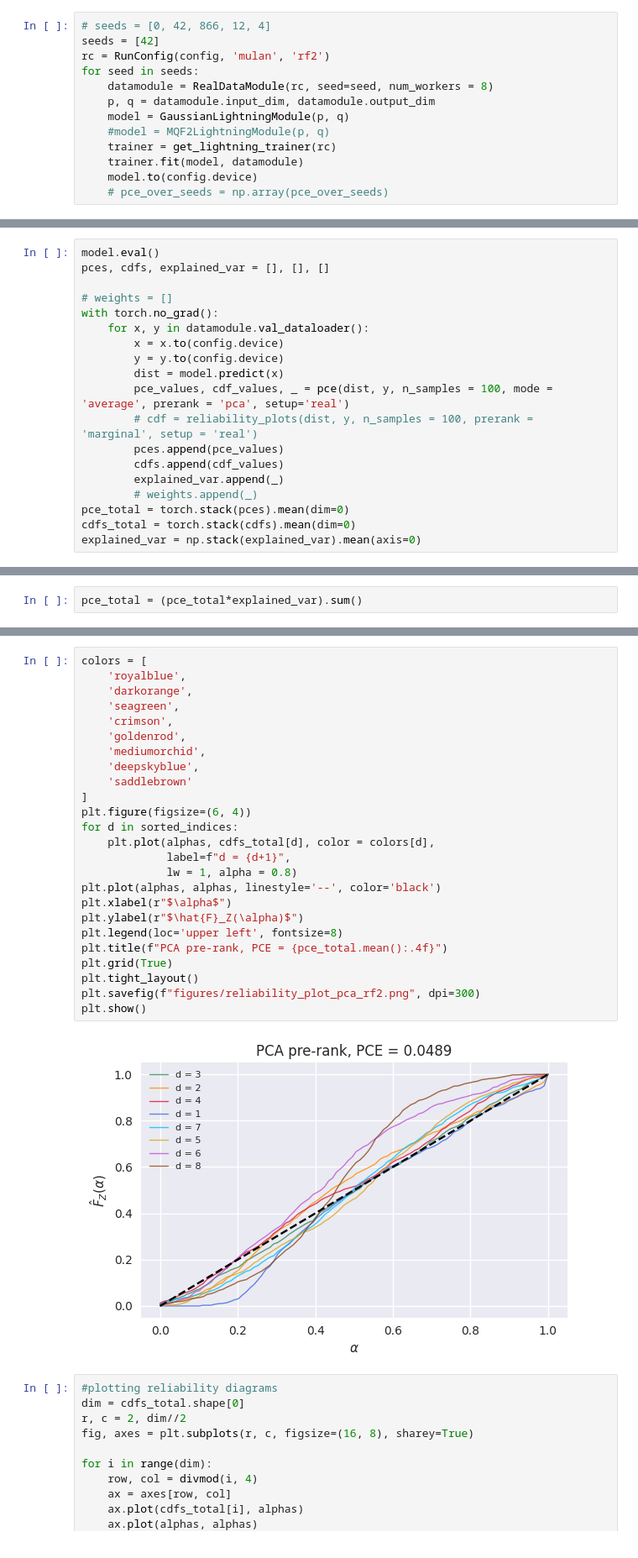
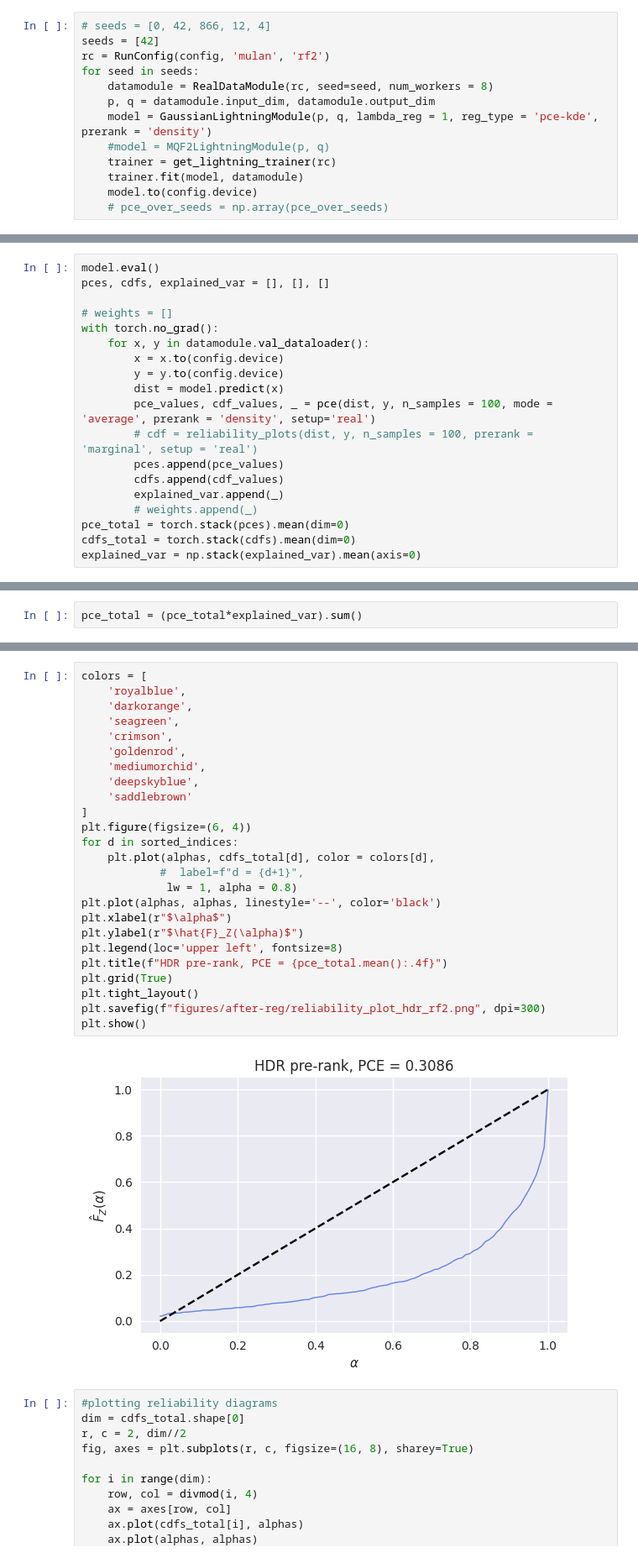
Before and after one commit to ayalaajil/Multivariate-Calibration-with-Prerank-Regularization, a Jupyter notebook: Multicalibration/Projected_PIT_calibration/plotting-PCE.ipynb, the cells around one changed output, grey strips where cells are left out. Shown at 84% size. Saved outputs shown, nothing was run; the diff lists cells and outputs as text.

Commit message:
reliability plots after reg

```diff
--- a/Multicalibration/Projected_PIT_calibration/plotting-PCE.ipynb
+++ b/Multicalibration/Projected_PIT_calibration/plotting-PCE.ipynb
@@ -30,7 +30,7 @@ rc = RunConfig(config, 'mulan', 'rf2')
 for seed in seeds:
     datamodule = RealDataModule(rc, seed=seed, num_workers = 8)
     p, q = datamodule.input_dim, datamodule.output_dim
-    model = GaussianLightningModule(p, q)
+    model = GaussianLightningModule(p, q, lambda_reg = 1, reg_type = 'pce-kde', prerank = 'density')
     #model = MQF2LightningModule(p, q)
     trainer = get_lightning_trainer(rc)
     trainer.fit(model, datamodule)
@@ -53,7 +53,7 @@ with torch.no_grad():
         x = x.to(config.device)
         y = y.to(config.device)
         dist = model.predict(x)
-        pce_values, cdf_values, _ = pce(dist, y, n_samples = 100, mode = 'average', prerank = 'pca', setup='real')
+        pce_values, cdf_values, _ = pce(dist, y, n_samples = 100, mode = 'average', prerank = 'density', setup='real')
         # cdf = reliability_plots(dist, y, n_samples = 100, prerank = 'marginal', setup = 'real')
         pces.append(pce_values)
         cdfs.append(cdf_values)
@@ -80,30 +77,30 @@ np.float32(0.048896838)
 # %%
 colors = [
     'royalblue',
     'darkorange',
     'seagreen',
     'crimson',
     'goldenrod',
     'mediumorchid',
     'deepskyblue',
     'saddlebrown'
 ]
 plt.figure(figsize=(6, 4))
 for d in sorted_indices:
     plt.plot(alphas, cdfs_total[d], color = colors[d],
-             label=f"d = {d+1}",
+            #  label=f"d = {d+1}",
              lw = 1, alpha = 0.8)
 plt.plot(alphas, alphas, linestyle='--', color='black')
 plt.xlabel(r"$\alpha$")
 plt.ylabel(r"$\hat{F}_Z(\alpha)$")
 plt.legend(loc='upper left', fontsize=8)
-plt.title(f"PCA pre-rank, PCE = {pce_total.mean():.4f}")
+plt.title(f"HDR pre-rank, PCE = {pce_total.mean():.4f}")
 plt.grid(True)
 plt.tight_layout()
-plt.savefig(f"figures/reliability_plot_pca_rf2.png", dpi=300)
+plt.savefig(f"figures/after-reg/reliability_plot_hdr_rf2.png", dpi=300)
 plt.show()
 # %% [output]
-[figure, old version]
+[figure, new version]
 # %%
 #plotting reliability diagrams
 dim = cdfs_total.shape[0]
```
Also changed, not shown: parts of 4 cells of this notebook, 6 other files.
